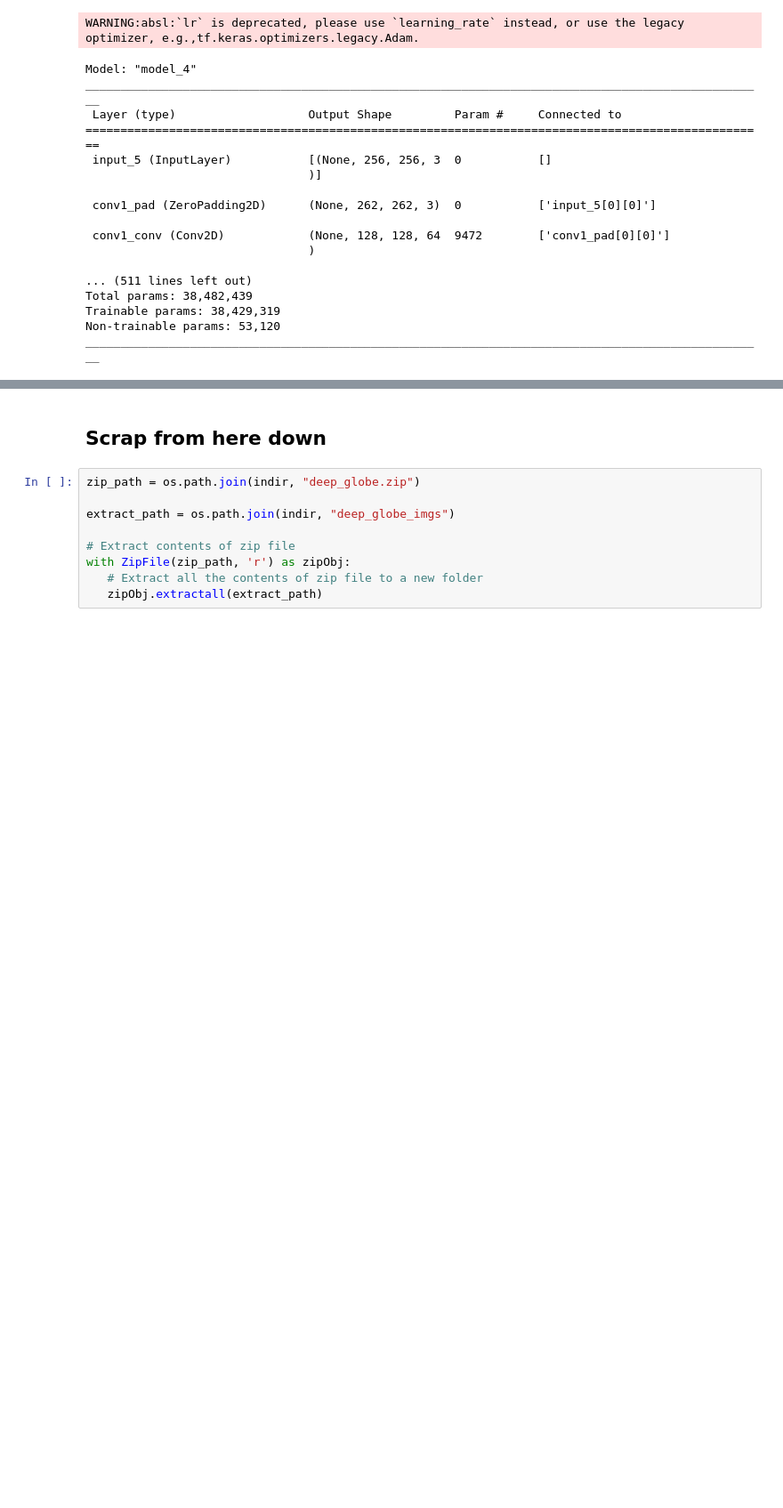
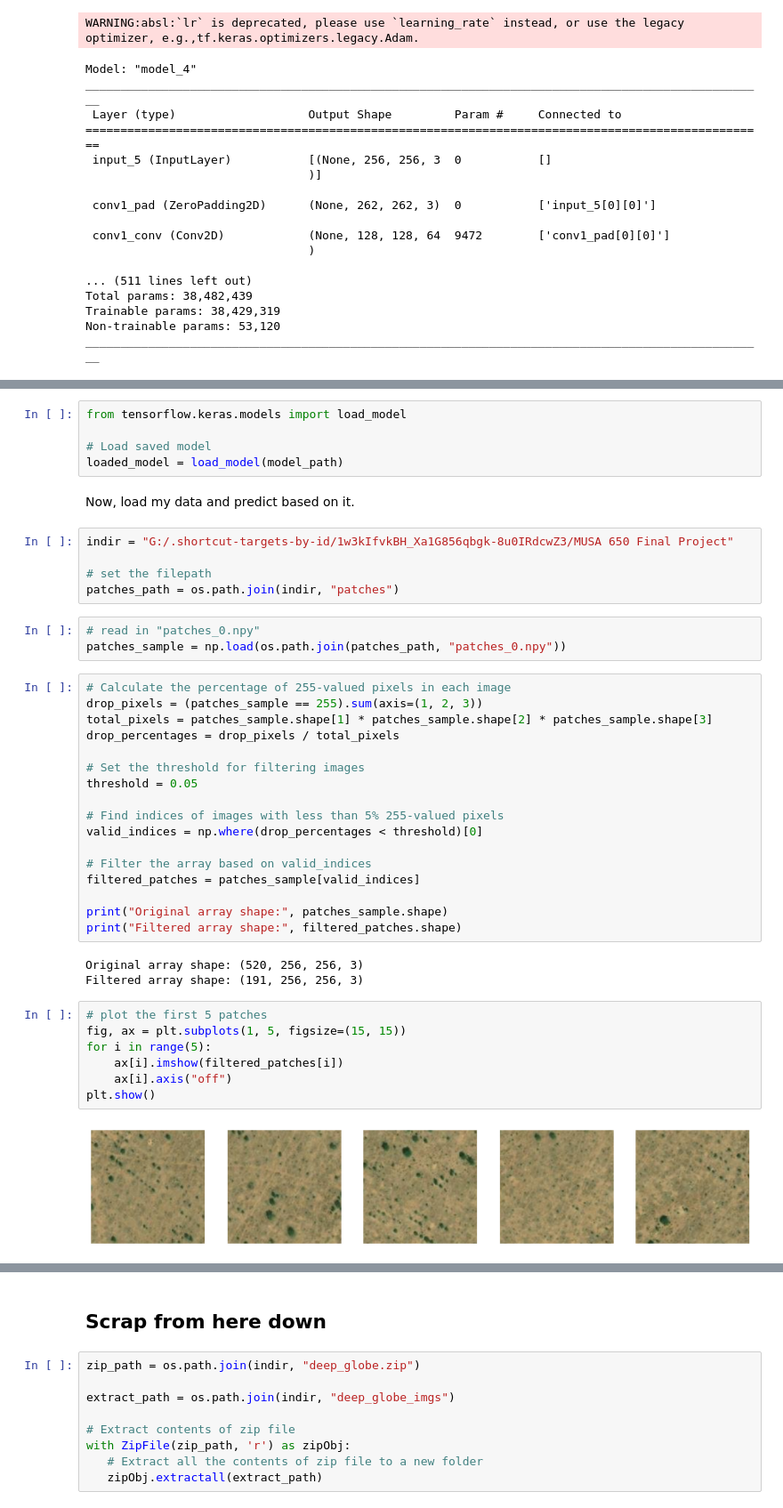
Before and after one commit to nlebovits/MUSA-650_Spring2023, a Jupyter notebook: Homeworks/torchgeo_semantic_seg.ipynb, the cells around one changed output, grey strips where cells are left out. Shown at 89% size. Drawn from its saved outputs; the diff is of its cells as text; blank space fills up the shorter version.

Commit message:
unet kind of working; try w 2500sq patches tmrw

```diff
--- a/Homeworks/torchgeo_semantic_seg.ipynb
+++ b/Homeworks/torchgeo_semantic_seg.ipynb
@@ -223,0 +248,44 @@ Epoch 1/10
+# %%
+from tensorflow.keras.models import load_model
+
+# Load saved model
+loaded_model = load_model(model_path)
+# %% [markdown]
+Now, load my data and predict based on it.
+# %%
+indir = "G:/.shortcut-targets-by-id/1w3kIfvkBH_Xa1G856qbgk-8u0IRdcwZ3/MUSA 650 Final Project"
+
+# set the filepath
+patches_path = os.path.join(indir, "patches")
+# %%
+# read in "patches_0.npy"
+patches_sample = np.load(os.path.join(patches_path, "patches_0.npy"))
+# %%
+# Calculate the percentage of 255-valued pixels in each image
+drop_pixels = (patches_sample == 255).sum(axis=(1, 2, 3))
+total_pixels = patches_sample.shape[1] * patches_sample.shape[2] * patches_sample.shape[3]
+drop_percentages = drop_pixels / total_pixels
+
+# Set the threshold for filtering images
+threshold = 0.05
+
+# Find indices of images with less than 5% 255-valued pixels
+valid_indices = np.where(drop_percentages < threshold)[0]
+
+# Filter the array based on valid_indices
+filtered_patches = patches_sample[valid_indices]
+
+print("Original array shape:", patches_sample.shape)
+print("Filtered array shape:", filtered_patches.shape)
+# %% [output]
+Original array shape: (520, 256, 256, 3)
+Filtered array shape: (191, 256, 256, 3)
+# %%
+# plot the first 5 patches
+fig, ax = plt.subplots(1, 5, figsize=(15, 15))
+for i in range(5):
+    ax[i].imshow(filtered_patches[i])
+    ax[i].axis("off")
+plt.show()
+# %% [output]
+[figure, added]
```
Also changed, not shown: parts of 4 cells of this notebook.
